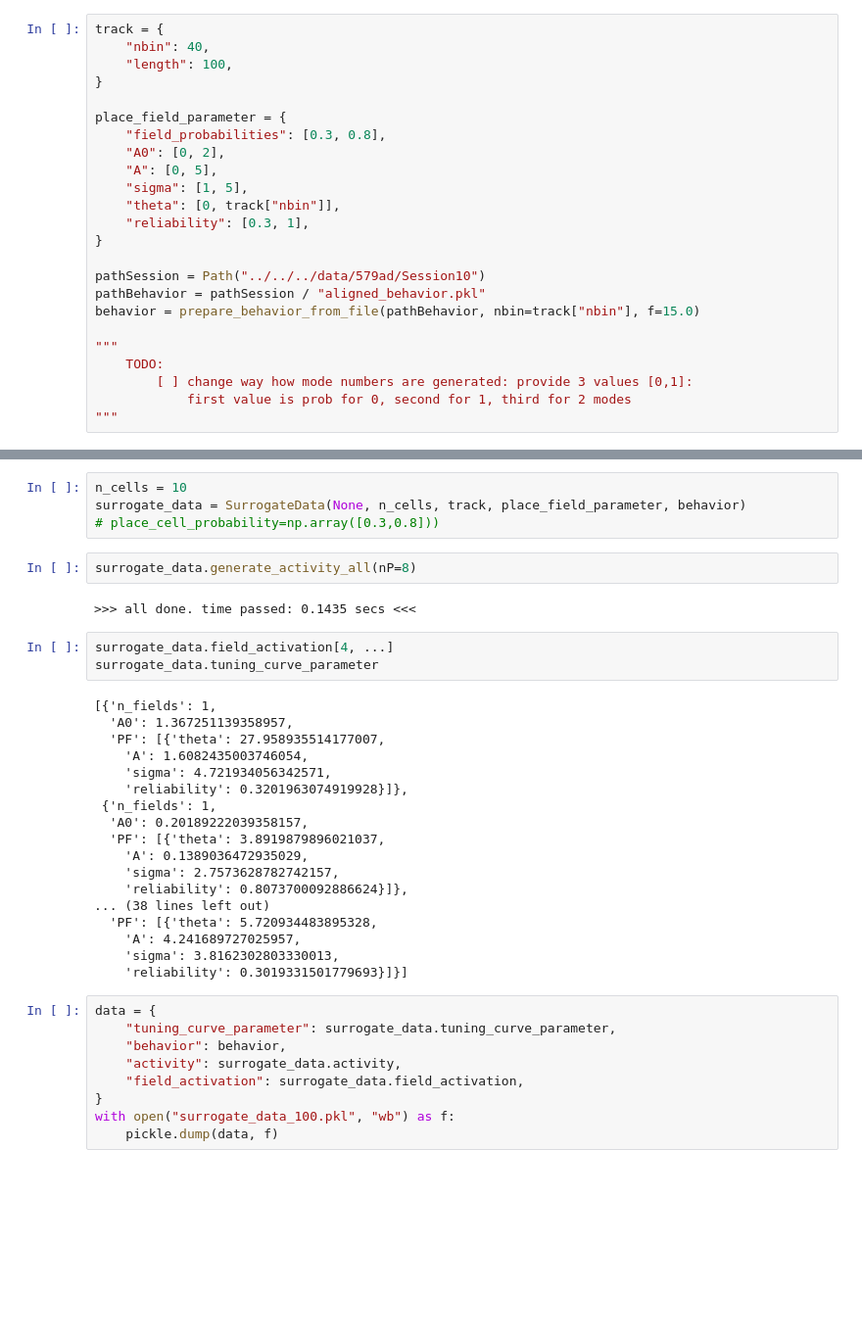
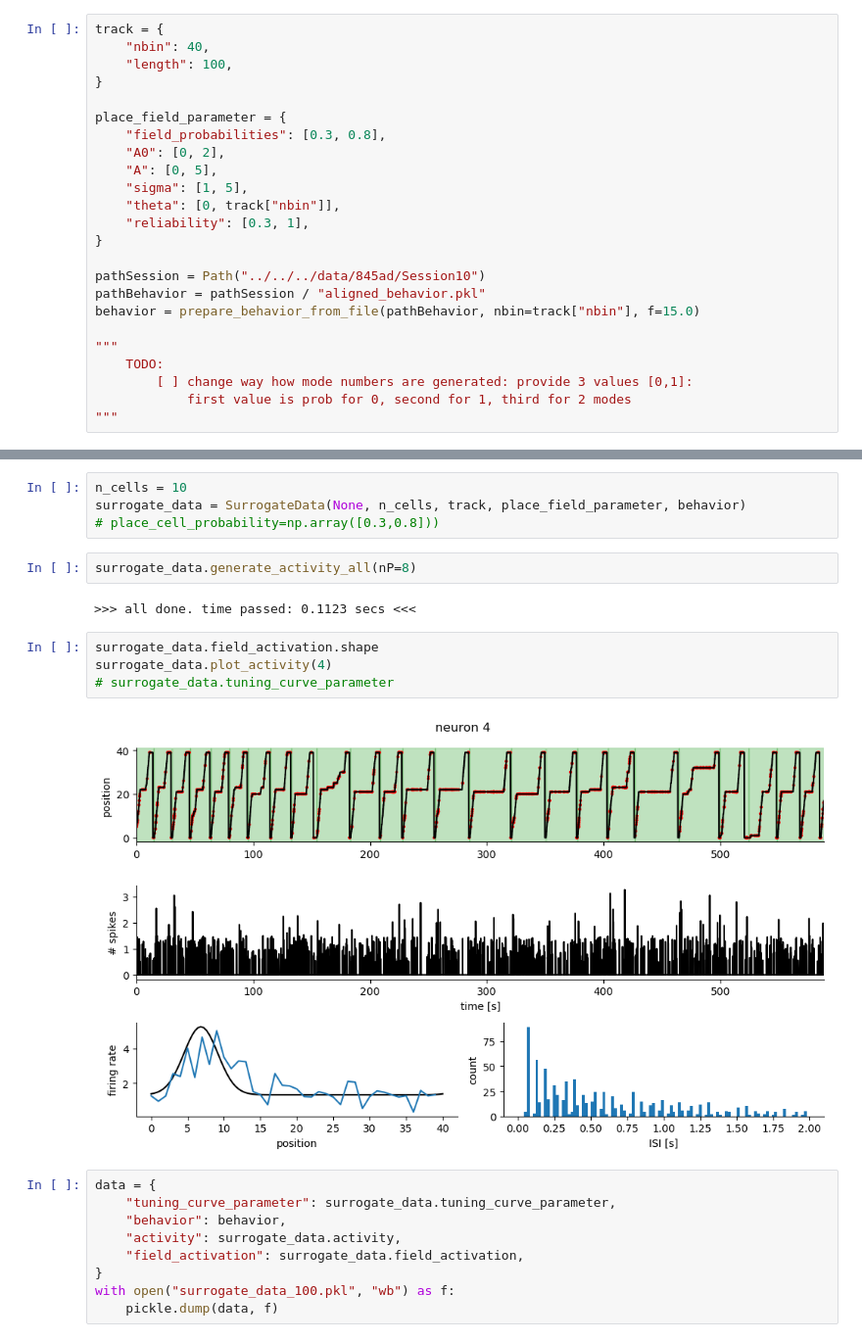
Before and after one commit to woxxel/placefield_detection, a Jupyter notebook: test_place_field_detection.ipynb, the cells around one changed output, grey strips where cells are left out. Shown at 98% size. Cells and saved outputs as stored; diff of their text form; blank space fills up the shorter version.

```diff
--- a/test_place_field_detection.ipynb
+++ b/test_place_field_detection.ipynb
@@ -54,7 +52,7 @@ place_field_parameter = {
     "reliability": [0.3, 1],
 }
 
-pathSession = Path("../../../data/579ad/Session10")
+pathSession = Path("../../../data/845ad/Session10")
 pathBehavior = pathSession / "aligned_behavior.pkl"
 behavior = prepare_behavior_from_file(pathBehavior, nbin=track["nbin"], f=15.0)
 
@@ -72,28 +79,13 @@ surrogate_data = SurrogateData(None, n_cells, track, place_field_parameter, beha
 # %%
 surrogate_data.generate_activity_all(nP=8)
 # %% [output]
->>> all done. time passed: 0.1435 secs <<<
+>>> all done. time passed: 0.1123 secs <<<
 # %%
-surrogate_data.field_activation[4, ...]
-surrogate_data.tuning_curve_parameter
+surrogate_data.field_activation.shape
+surrogate_data.plot_activity(4)
+# surrogate_data.tuning_curve_parameter
 # %% [output]
-[{'n_fields': 1,
-  'A0': 1.367251139358957,
-  'PF': [{'theta': 27.958935514177007,
-    'A': 1.6082435003746054,
-    'sigma': 4.721934056342571,
-    'reliability': 0.3201963074919928}]},
- {'n_fields': 1,
-  'A0': 0.20189222039358157,
-  'PF': [{'theta': 3.8919879896021037,
-    'A': 0.1389036472935029,
-    'sigma': 2.7573628782742157,
-    'reliability': 0.8073700092886624}]},
-... (38 lines left out)
-  'PF': [{'theta': 5.720934483895328,
-    'A': 4.241689727025957,
-    'sigma': 3.8162302803330013,
-    'reliability': 0.3019331501779693}]}]
+[figure, added]
 # %%
 data = {
     "tuning_curve_parameter": surrogate_data.tuning_curve_parameter,
```
Also changed, not shown: parts of 5 cells of this notebook, 2 other files.
